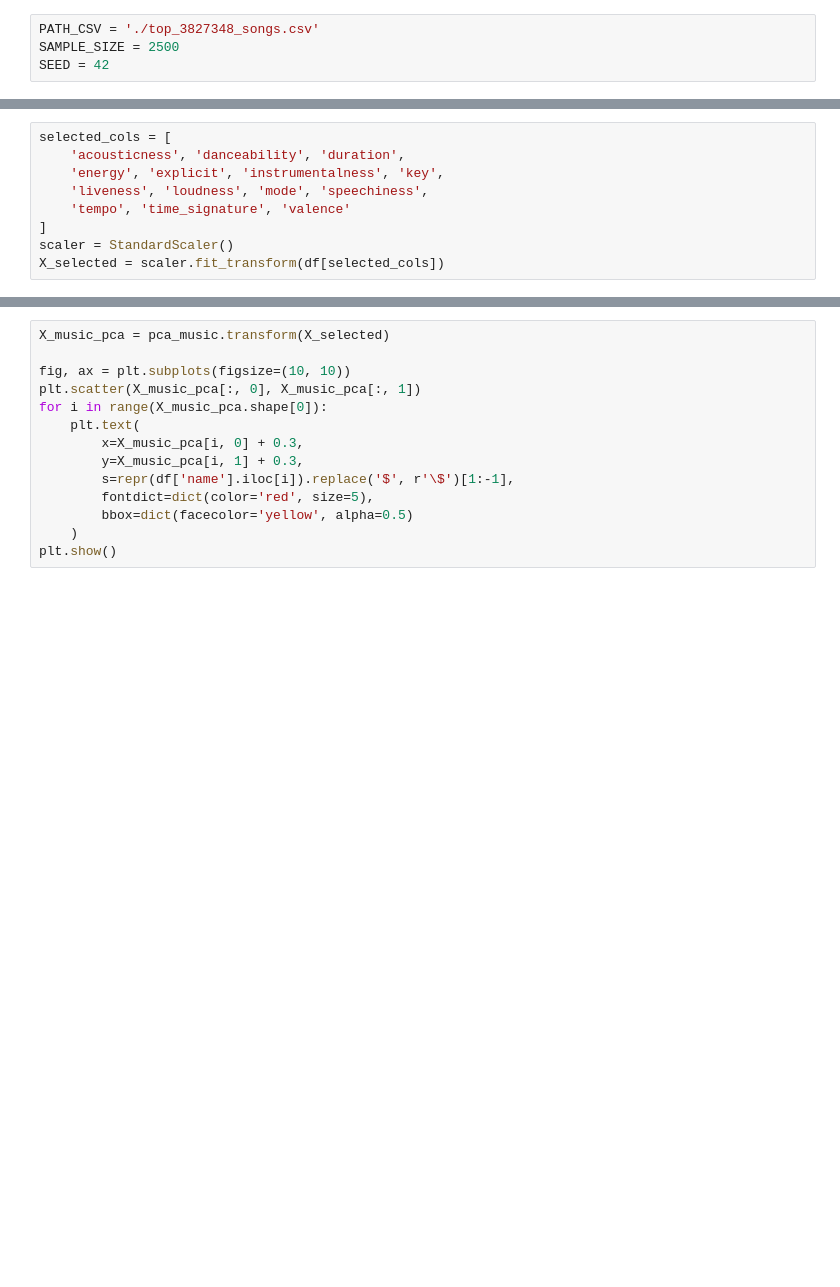
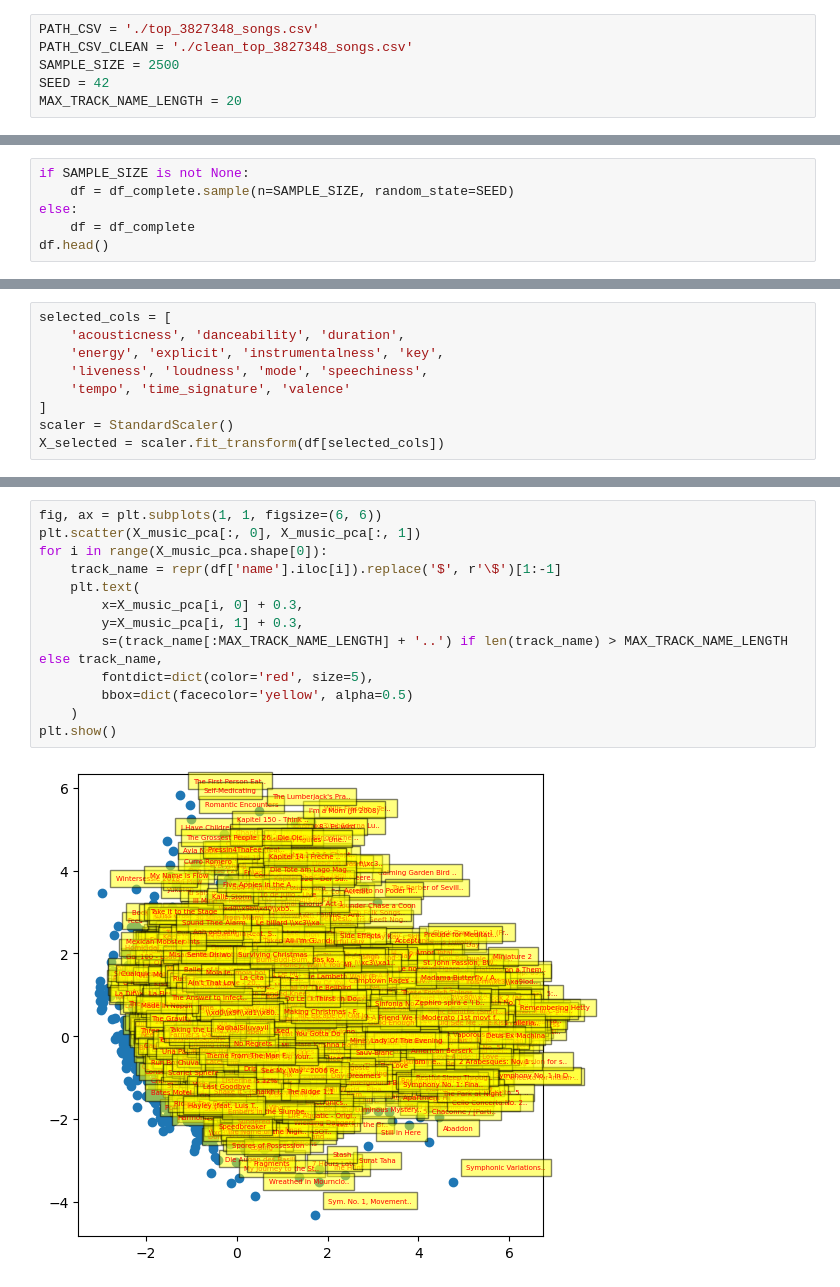
Before and after one commit to octoclonius/Data-Science-Project, a Jupyter notebook: visualization.ipynb, the cells around one changed output, grey strips where cells are left out. Saved outputs shown, nothing was run; the diff lists cells and outputs as text; blank space fills up the shorter version.

Commit message:
more visualizations and BIRCH

```diff
--- a/visualization.ipynb
+++ b/visualization.ipynb
@@ -11,8 +13,10 @@ from sklearn.preprocessing import MinMaxScaler, StandardScaler
 from sklearn.manifold import TSNE
 # %%
 PATH_CSV = './top_3827348_songs.csv'
+PATH_CSV_CLEAN = './clean_top_3827348_songs.csv'
 SAMPLE_SIZE = 2500
 SEED = 42
+MAX_TRACK_NAME_LENGTH = 20
 # %%
 def to_str(x):
     return x[2:-1]
@@ -38,0 +46,6 @@ df.head()
+# %%
+if SAMPLE_SIZE is not None:
+    df = df_complete.sample(n=SAMPLE_SIZE, random_state=SEED)
+else:
+    df = df_complete
+df.head()
@@ -63,14 +108,15 @@ row_numbers
-# %%
-X_music_pca = pca_music.transform(X_selected)
-
-fig, ax = plt.subplots(figsize=(10, 10))
-plt.scatter(X_music_pca[:, 0], X_music_pca[:, 1])
-for i in range(X_music_pca.shape[0]):
-    plt.text(
-        x=X_music_pca[i, 0] + 0.3,
-        y=X_music_pca[i, 1] + 0.3,
-        s=repr(df['name'].iloc[i]).replace('$', r'\$')[1:-1],
-        fontdict=dict(color='red', size=5),
-        bbox=dict(facecolor='yellow', alpha=0.5)
-    )
-plt.show()
+# %%
+fig, ax = plt.subplots(1, 1, figsize=(6, 6))
+plt.scatter(X_music_pca[:, 0], X_music_pca[:, 1])
+for i in range(X_music_pca.shape[0]):
+    track_name = repr(df['name'].iloc[i]).replace('$', r'\$')[1:-1]
+    plt.text(
+        x=X_music_pca[i, 0] + 0.3,
+        y=X_music_pca[i, 1] + 0.3,
+        s=(track_name[:MAX_TRACK_NAME_LENGTH] + '..') if len(track_name) > MAX_TRACK_NAME_LENGTH else track_name,
+        fontdict=dict(color='red', size=5),
+        bbox=dict(facecolor='yellow', alpha=0.5)
+    )
+plt.show()
+# %% [output]
+[figure, added]
```
Also changed, not shown: parts of 20 cells of this notebook.
